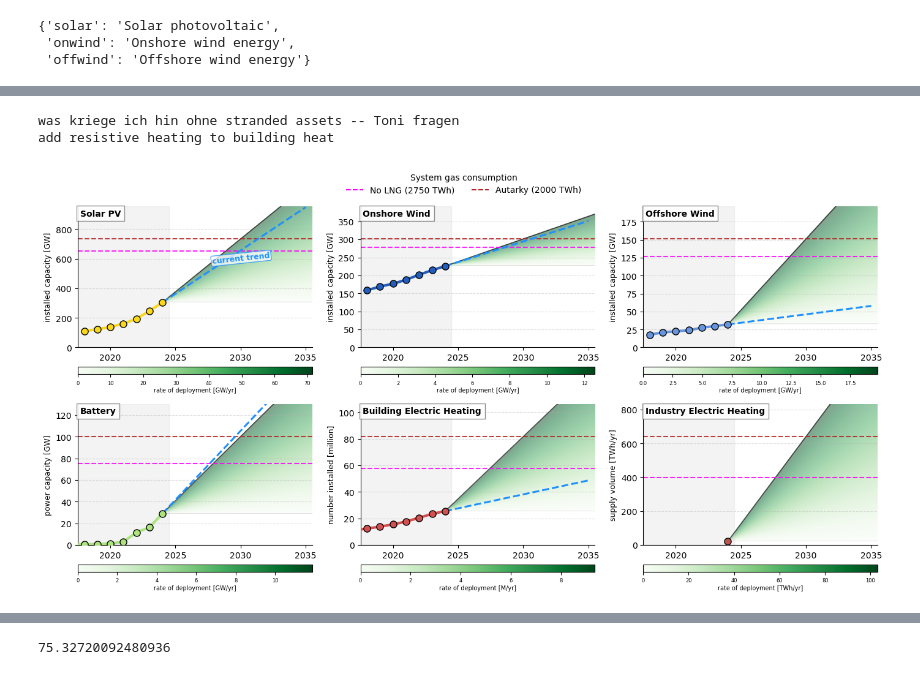
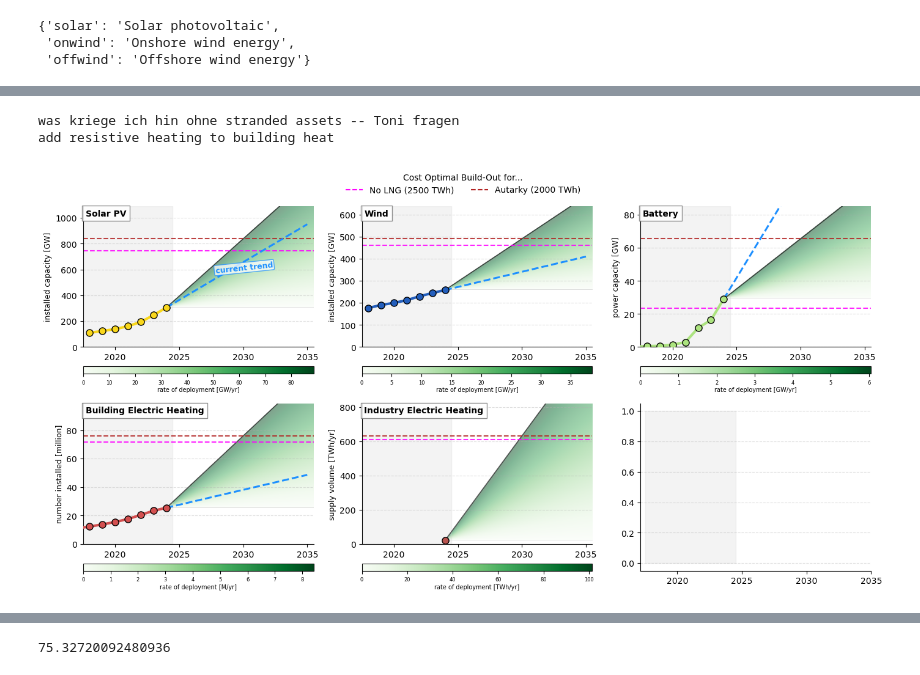
Before and after one commit to LukasFrankenQ/resilient-pypsa-eur, a Jupyter notebook: notebooks/plot_phaseout_trajectory.ipynb, the cells around one changed output, grey strips where cells are left out. Saved outputs shown, nothing was run; the diff lists cells and outputs as text; code cells hidden in the pictures.

Commit message:
grouped onwind and offwind deployment trajectories

```diff
--- a/notebooks/plot_phaseout_trajectory.ipynb
+++ b/notebooks/plot_phaseout_trajectory.ipynb
@@ -194,7 +192,7 @@ path = Path.cwd().parent / 'results' / 'networks'
 # projected_2030_model_fn = 'base_s_50__3H-T-H-B-I-A-dist1_2030_NT+freepumps+freepumps_3000.nc'
 # projected_2035_model_fn = 'base_s_50__3H-T-H-B-I-A-dist1_2035_NT+freepumps+freepumps_2000.nc'
 # print('both are 2035, variable naming is outdated')
-projected_2030_model_fn = 'base_s_50__3H-T-H-B-I-A-dist1_2030_free_2750.nc'
+projected_2030_model_fn = 'base_s_50__3H-T-H-B-I-A-dist1_2030_free_2500.nc'
 projected_2035_model_fn = 'base_s_50__3H-T-H-B-I-A-dist1_2030_free_2000.nc'
 
 n_2030 = pypsa.Network(path / projected_2030_model_fn)
@@ -220,7 +218,8 @@ bat = pd.read_csv(
     Path.cwd().parent / 'data' / 'eurostat_batteries.csv',
 )
 # %%
-eurostat_countries = ['AL', 'AT', 'BA', 'BE', 'BG', 'CY', 'CZ', 'DE', 'DK',
+eurostat_countries = [
+       'AL', 'AT', 'BA', 'BE', 'BG', 'CY', 'CZ', 'DE', 'DK',
        'EE', 'EL', 'ES', 'FI', 'FR', 'GE', 'HR',
        'HU', 'IE', 'IT', 'LI', 'LT', 'LU', 'LV', 'MD', 'ME', 'MK', 'MT',
        'NL', 'NO', 'PL', 'PT', 'RO', 'RS', 'SE', 'SI', 'SK', 'TR', 'XK']
@@ -429,3 +428,14 @@ for year, val in industry_hp_model.items():
     rows.append({'category': 'industry_hp', 'name': 'heat_pump_industry', 'year': year, 'value': val})
 
 model_projection_df = pd.DataFrame(rows).set_index(['category', 'name', 'year'])
+
+appendage = model_projection_df.loc[idx['carrier', 'onwind', [2030, 2035]]].values + model_projection_df.loc[idx['carrier', 'offwind', [2030, 2035]]].values
+appendage = pd.DataFrame(appendage, index=pd.MultiIndex.from_product([['carrier'], ['wind'], [2030, 2035]]), columns=['value'])
+model_projection_df = pd.concat([model_projection_df, appendage])
+model_projection_df = model_projection_df.loc[~model_projection_df.index.get_level_values(1).isin(['onwind', 'offwind'])]
+model_projection_df = pd.concat([
+    model_projection_df.loc[idx[:,'solar',:],:],
+    model_projection_df.loc[idx[:,'wind',:],:],
+    model_projection_df.loc[idx[:,['battery', 'heat_pump_buildings', 'heat_pump_industry'],:],:],
+])
+model_projection_df
@@ -437,6 +459,10 @@ for carrier in irena_carriers.keys():
     ss = df.loc[idx[inter, irena_carrier, :, :, years]].astype(float).groupby(level=4).sum().mul(1e-3)
 
     renewables[carrier] = ss.iloc[:,0]
+
+renewables['wind'] = renewables['onwind'] + renewables['offwind']
+del renewables['onwind']
+del renewables['offwind']
 # %%
 import numpy as np
 import matplotlib.pyplot as plt
@@ -538,7 +564,7 @@ def add_colorbar_below(fig, ax, norm, cmap, unit='GW/yr'):
 ylabel_themes = [
     "installed capacity [GW]",    # Solar PV
     "installed capacity [GW]",   # Onshore Wind
-    "installed capacity [GW]",  # Offshore Wind
+    # "installed capacity [GW]",  # Offshore Wind
     "power capacity [GW]",           # Battery
     "number installed [million]",        # Heat Pumps
     "supply volume [TWh/yr]",    # Industry HPs
@@ -546,9 +572,12 @@ ylabel_themes = [
 
 fig, axs = plt.subplots(2, 3, figsize=(14, 6.5))
 
-techs = ['Solar PV', 'Onshore Wind', 'Offshore Wind', 'Battery', 'Building Electric Heating', 'Industry Electric Heating']
-units = ['GW/yr', 'GW/yr', 'GW/yr', 'GW/yr', 'M/yr', 'TWh/yr']
-colors_tech = ['#f9d71c', '#235ebc', '#6895dd', '#ace37f', '#d35050', '#b8544f']
+# techs = ['Solar PV', 'Onshore Wind', 'Offshore Wind', 'Battery', 'Building Electric Heating', 'Industry Electric Heating']
+techs = ['Solar PV', 'Wind', 'Battery', 'Building Electric Heating', 'Industry Electric Heating']
+# units = ['GW/yr', 'GW/yr', 'GW/yr', 'GW/yr', 'M/yr', 'TWh/yr']
+units = ['GW/yr', 'GW/yr','GW/yr', 'M/yr', 'TWh/yr']
+# colors_tech = ['#f9d71c', '#235ebc', '#6895dd', '#ace37f', '#d35050', '#b8544f']
+colors_tech = ['#f9d71c', '#235ebc', '#ace37f', '#d35050', '#b8544f']
 # val_2024s =    [250, 200,  40,  20,  25,  22]
 target_nolng = model_projection_df.loc[idx[:, :, 2030], 'value'].values.tolist()
 target_autarky = model_projection_df.loc[idx[:, :, 2035], 'value'].values.tolist()
@@ -561,8 +590,9 @@ for (i, ax), vals in zip(
     enumerate(axs.flatten()),
     [
         renewables['solar'],
-        renewables['onwind'],
-        renewables['offwind'],
+        # renewables['onwind'],
+        # renewables['offwind'],
+        renewables['wind'],
         bat,
         heat_pumps_europe,
         pd.Series(22, index=[2024]), # add source
@@ -607,7 +637,7 @@ for (i, ax), vals in zip(
         vals.index, vals,
         color=colors_tech[i], lw=3, marker='o',
         markeredgecolor='black', markerfacecolor=colors_tech[i],
-        markersize=8, markeredgewidth=1, zorder=5,
+        markersize=8, markeredgewidth=1, zorder=5#, clip_on=False
     )
 
     # Place the technology name as a text box in the top left instead of as a title
@@ -626,34 +656,34 @@ for (i, ax), vals in zip(
 
 for ax in axs.flatten():
     ax.spines['top'].set_visible(False)
     ax.spines['right'].set_visible(False)
     ax.fill_between([2017.5, 2024.5], *ax.get_ylim(),
                     color='lightgrey', alpha=0.25, zorder=0)
     ax.grid(True, axis='y', linestyle='--', alpha=0.4)
     ax.set_axisbelow(True)
     ax.set_xticks([2020, 2025, 2030, 2035])
 
 plt.tight_layout(h_pad=1.8)
 
-for i, ax in enumerate(axs.flatten()):
+for i, ax in enumerate(axs.flatten()[:-1]):
     norm, cmap, unit = norms_cmaps[i]
     add_colorbar_below(fig, ax, norm, cmap, unit)
 
 handles = [
-    plt.Line2D([0], [0], color='magenta', lw=1.5, ls='--', label='No LNG (2750 TWh)'),
+    plt.Line2D([0], [0], color='magenta', lw=1.5, ls='--', label='No LNG (2500 TWh)'),
     plt.Line2D([0], [0], color='firebrick', lw=1.5, ls='--', label='Autarky (2000 TWh)'),
 ]
 fig.legend(handles=handles, loc='upper center', bbox_to_anchor=(0.5, 1.08),
-           ncol=2, frameon=False, title='System gas consumption')
+           ncol=2, frameon=False, title='Cost Optimal Build-Out for...')
 
 # plt.savefig('/home/claude/gradient_imshow.png', dpi=150, bbox_inches='tight')
 
 print('was kriege ich hin ohne stranded assets -- Toni fragen')
 print('add resistive heating to building heat')
 
 plt.savefig('phaseout_trajectory.pdf', bbox_inches='tight')
 plt.show()
 # %% [output]
 was kriege ich hin ohne stranded assets -- Toni fragen
 add resistive heating to building heat
-[figure, old version]
+[figure, new version]
```
Also changed, not shown: parts of 5 cells of this notebook, 1 other file.
